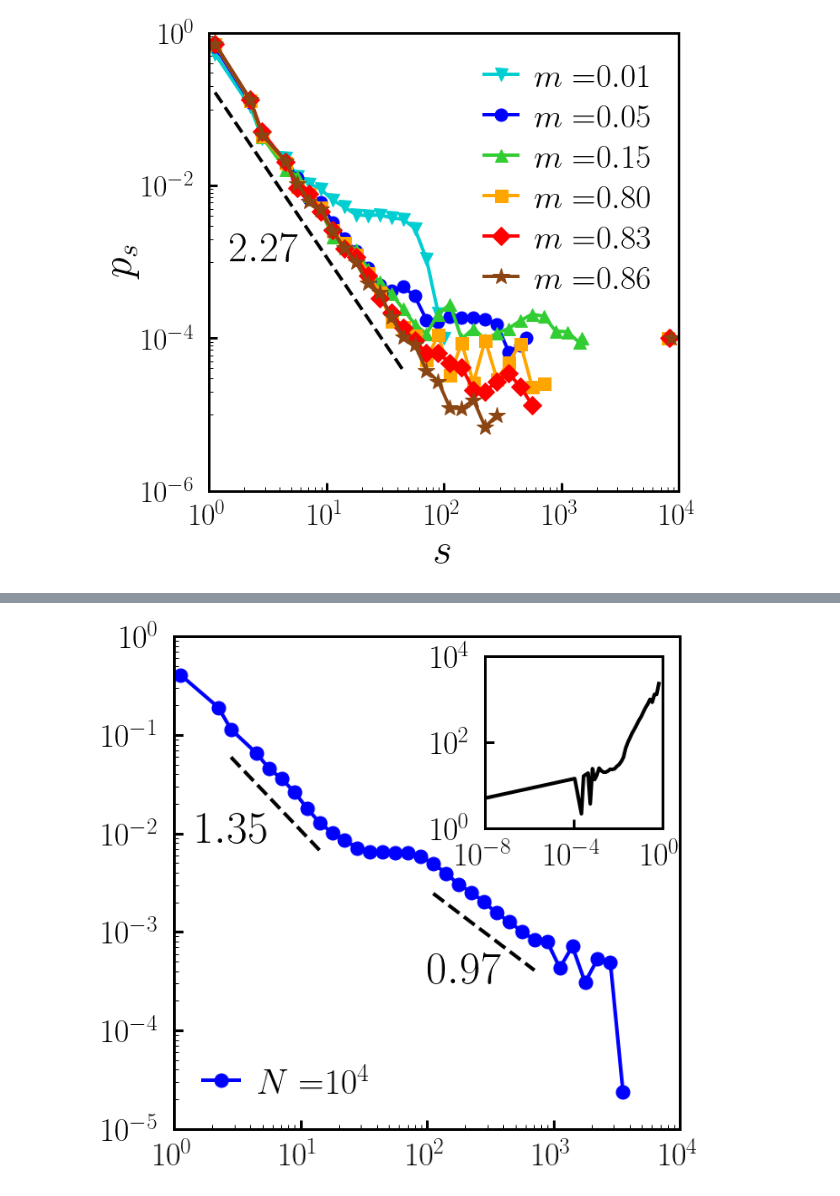
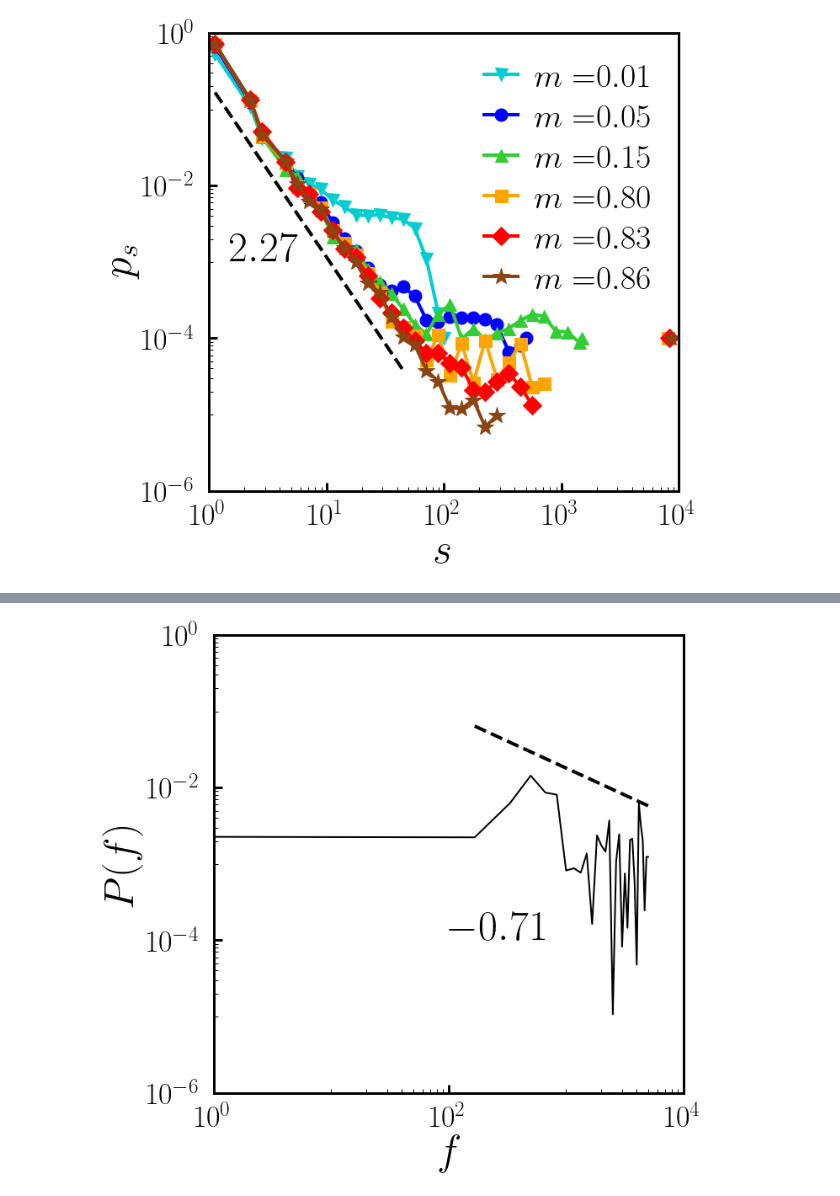
Before and after one commit to hoyunchoi/mBFW, a Jupyter notebook: main-plot.ipynb, the cells around one changed output, grey strips where cells are left out. Saved outputs shown, nothing was run; the diff lists cells and outputs as text; code cells hidden in the pictures.

Commit message:
fft of dynamics

```diff
--- a/main-plot.ipynb
+++ b/main-plot.ipynb
@@ -308,0 +868,9 @@ plt.show()
+# %%
+networkSize = 10000
+acceptanceThreshold = 0.5
+
+t, U, PL, PU, M, K, _ = dynamics_during[networkSize, acceptanceThreshold]
+
+A = t/U
+PA = PL/PU
+L = t/networkSize
@@ -309,67 +917,43 @@ plt.show()
+# %%
+sampleNum = len(L)
+sampligFrequency = 1.0/networkSize
+
+fft_PA = fft(PA) / sampleNum
+fft_PA = 2.0*np.abs(fft_PA[0:sampleNum//2])
+frequency = np.linspace(0.0, 1.0/(2.0*sampligFrequency), sampleNum//2)
+power = np.power(fft_PA, 2)
 # %%
 _, ax = plt.subplots()
 
-networkSize = 10000
-acceptanceThreshold = 0.5
-
-# default plot
-iet = interEventTimeDistribution_before[networkSize, acceptanceThreshold][0]
-dist = interEventTimeDistribution_before[networkSize, acceptanceThreshold][1]
-ax.plot(iet, dist, 'o-', color='blue', label=latexString("N=")+latexSci(networkSize))
+# main plot
+ax.plot(frequency, power, color='black', linewidth=2)
 
 # log fit
-fitX, fitY, alpha, residual = logFit(iet[2:9], dist[2:9], offset=0.3)
+fitX, fitY, alpha, residual = logFit(frequency[1:], power[1:], offset=-1)
 ax.plot(fitX, fitY, 'k--')
-ax.text(1.5, 8e-3, latexFloat(-1*alpha,2))
-fitX, fitY, alpha, residual = logFit(iet[17:26], dist[17:26], offset=0.3)
-ax.plot(fitX, fitY, 'k--')
-ax.text(1e2, 3e-4, latexFloat(-1*alpha,2))
+ax.text(1e2, 1e-4, latexFloat(alpha,2))
 
-
-# default setting
-ax.legend(loc='lower left')
+# main setting
+ax.set_xlabel(latexString("f"))
+ax.set_ylabel(latexString("P(f)"))
 ax.set_xscale('log')
 ax.set_yscale('log')
 ax.set_xlim([1e0,1e4])
-ax.set_ylim([1e-5,1e0])
-xtick = np.power(10.0, np.linspace(0,4,5))
-ytick = np.power(10.0, np.linspace(-5,0,6))
+ax.set_ylim([1e-6,1e0])
+xtick = [1e0,1e2,1e4]
+ytick = [1e-6, 1e-4, 1e-2, 1e0]
 ax.set_xticks(xtick)
+ax.set_yticks(ytick)
 ax.set_xticklabels(list_latexSci(xtick))
-ax.set_yticks(ytick)
 ax.set_yticklabels(list_latexSci(ytick))
-minortick_x = matplotlib.ticker.LogLocator(base=1e2, subs=np.append(np.arange(1,10,1),np.arange(10,100,10)))
+minortick_x = matplotlib.ticker.LogLocator(base=1e2, subs=np.arange(10,100,10))
+minortick_y = matplotlib.ticker.LogLocator(base=1e2, subs=np.arange(10,100,10))
 ax.xaxis.set_minor_locator(minortick_x)
+ax.yaxis.set_minor_locator(minortick_y)
 ax.xaxis.set_minor_formatter(matplotlib.ticker.NullFormatter())
-minortick_y = matplotlib.ticker.LogLocator(base=1e1, subs=np.arange(1,10,1))
-ax.yaxis.set_minor_locator(minortick_y)
 ax.yaxis.set_minor_formatter(matplotlib.ticker.NullFormatter())
-
-# inset plot
-ax1 = inset_axes(ax, width="35%", height="35%", loc='lower left', bbox_to_anchor=(0.615, 0.61, 1, 1), bbox_transform=ax.transAxes, borderpad=0.0)
-reducedT = interEventTime[networkSize, acceptanceThreshold][0]
-iet = interEventTime[networkSize, acceptanceThreshold][1]
-ax1.plot(reducedT, iet, 'k-')
-
-# inset setting
-ax1.set_xscale('log')
-ax1.set_yscale('log')
-ax1.set_xlim([1e-8,1e0])
-ax1.set_ylim([1e0,1e4])
-xtick = [1e-8,1e-4,1e0]
-ytick = [1e0,1e2,1e4]
-ax1.set_xticks(xtick)
-ax1.set_xticklabels(list_latexSci(xtick))
-ax1.set_yticks(ytick)
-ax1.set_yticklabels(list_latexSci(ytick))
-minortick_x = matplotlib.ticker.LogLocator(base=1e4, subs=np.arange(1000,10000,1000))
-minortick_y = matplotlib.ticker.LogLocator(base=1e2, subs=np.arange(10,100,10))
-ax1.xaxis.set_minor_locator(minortick_x)
-ax1.yaxis.set_minor_locator(minortick_y)
-ax1.xaxis.set_minor_formatter(matplotlib.ticker.NullFormatter())
-ax1.yaxis.set_minor_formatter(matplotlib.ticker.NullFormatter())
 
 # save and show
 plt.show()
 # %% [output]
-[figure, old version]
+[figure, new version]
```
Also changed, not shown: parts of 22 cells of this notebook, 5 other files.
